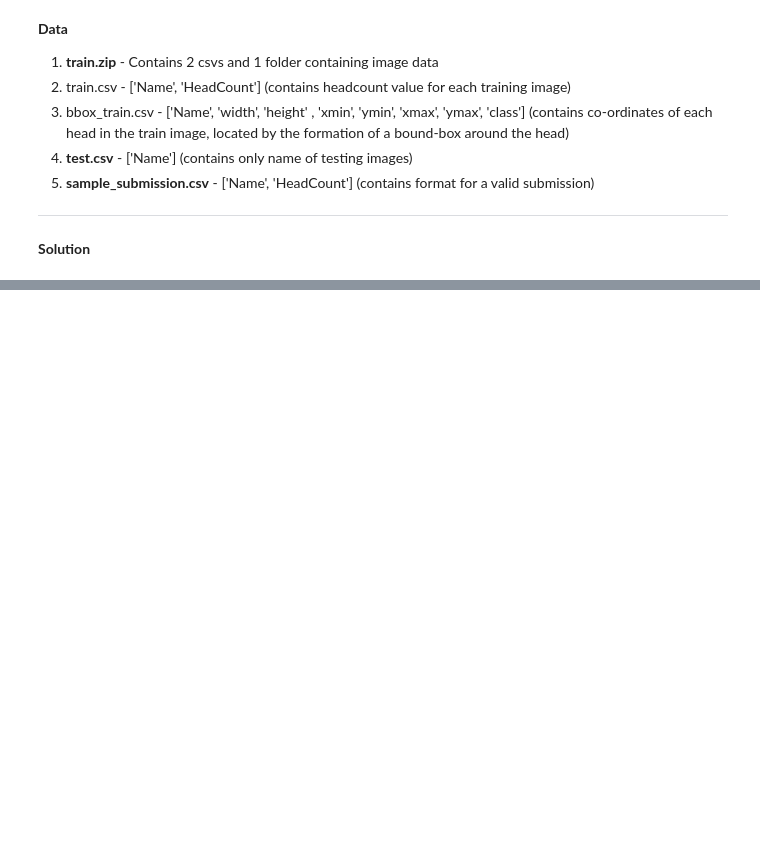
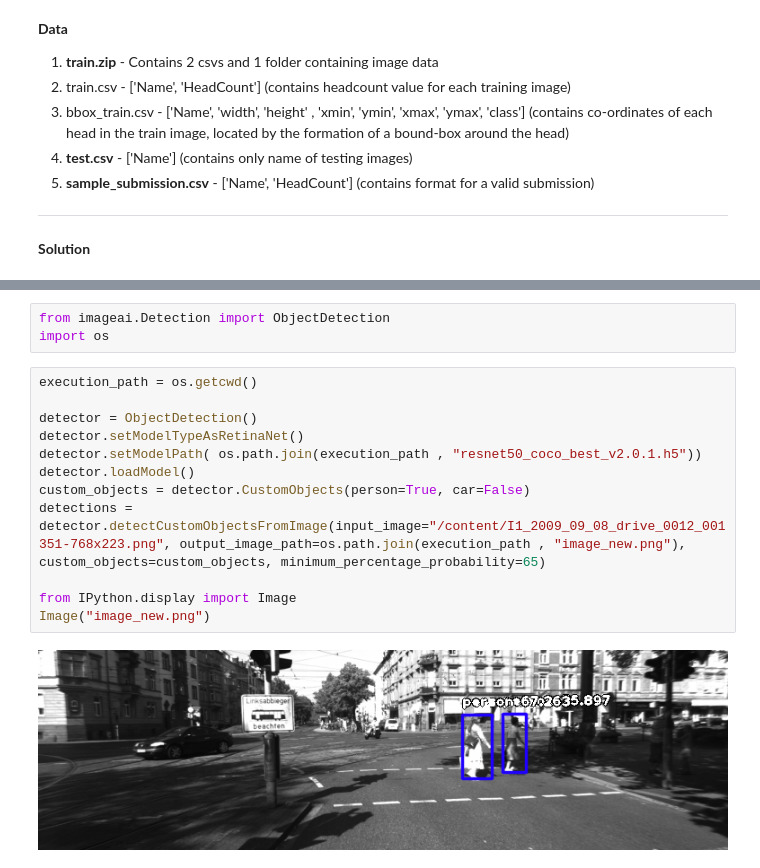
Before and after one commit to KaranKhirsariya/machine-learning, a Jupyter notebook: CV_Analytics_Vidhya_Face_Counting_challenge.ipynb, the cells around one changed output, grey strips where cells are left out. Cells and saved outputs as stored; diff of their text form; blank space fills up the shorter version.

```diff
--- a/CV_Analytics_Vidhya_Face_Counting_challenge.ipynb
+++ b/CV_Analytics_Vidhya_Face_Counting_challenge.ipynb
@@ -54,0 +111,17 @@ print('Downloaded file contents are: {}'.format(downloaded.read()))
+# %%
+from imageai.Detection import ObjectDetection
+import os
+# %%
+execution_path = os.getcwd()
+
+detector = ObjectDetection()
+detector.setModelTypeAsRetinaNet()
+detector.setModelPath( os.path.join(execution_path , "resnet50_coco_best_v2.0.1.h5"))
+detector.loadModel()
+custom_objects = detector.CustomObjects(person=True, car=False)
+detections = detector.detectCustomObjectsFromImage(input_image="/content/I1_2009_09_08_drive_0012_001351-768x223.png", output_image_path=os.path.join(execution_path , "image_new.png"), custom_objects=custom_objects, minimum_percentage_probability=65)
+
+from IPython.display import Image
+Image("image_new.png")
+# %% [output]
+[figure, added]
```
Also changed, not shown: parts of 13 cells of this notebook.
